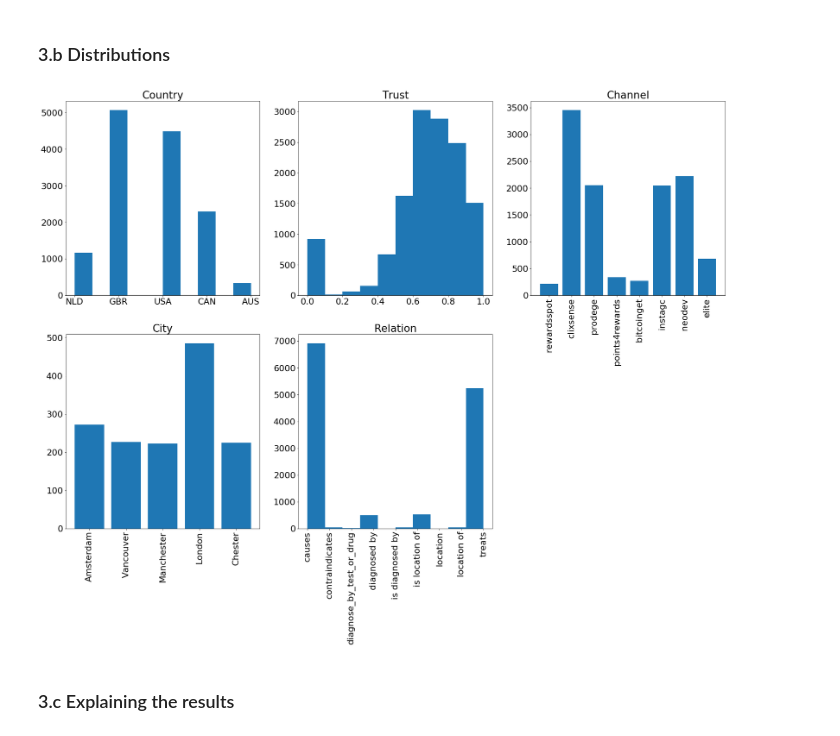
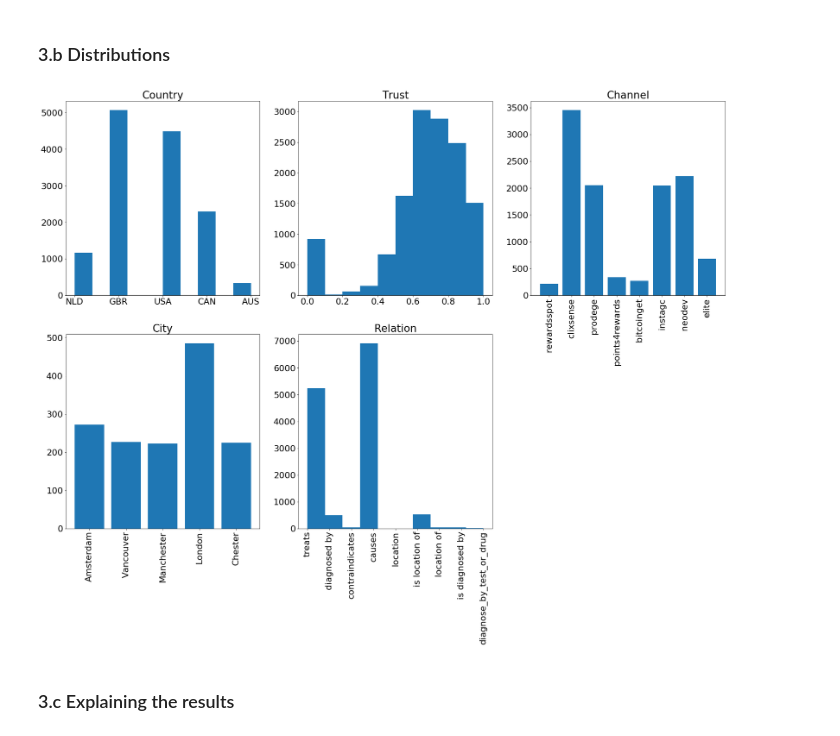
Before and after one commit to amirkeren/analyzing-big-data, a Jupyter notebook: ex1/ex1.ipynb, the cells around one changed output. Drawn from its saved outputs; the diff is of its cells as text; code cells hidden in the pictures.

```diff
--- a/ex1/ex1.ipynb
+++ b/ex1/ex1.ipynb
@@ -66,35 +66,35 @@ matplotlib.rcParams.update({'font.size': 22})
 
 ax = plt.subplot(2,3,1)
 ax.set_title('Country')
 ax.hist(pairs.map(lambda x: (x[1][5])).collect())
 
 ax = plt.subplot(2,3,2)
 ax.set_title('Trust')
 ax.hist(pairs.map(lambda x: float((x[1][3]))).collect())
 
 ax = plt.subplot(2,3,3)
 ax.set_title('Channel')
 filtered = { k: v for k,v in pairs.map(lambda x: (x[1][2])).countByValue().iteritems()
             if k <> '' and v > 200 }
 ax.bar(filtered.keys(), filtered.values())
 plt.xticks(rotation=90)
 ax.figure.set_size_inches(30, 20)
 
 ax = plt.subplot(2,3,4)
 ax.set_title('City')
 filtered = { k: v for k,v in pairs.map(lambda x: (x[1][7])).countByValue().iteritems()
             if k <> '' and v > 200 }
 ax.bar(filtered.keys(), filtered.values())
 plt.xticks(rotation=90)
 
 ax = plt.subplot(2,3,5)
 ax.set_title('Relation')
-ax.hist(pairs.map(lambda x: (x[1][15])).sortBy(lambda x: x).collect())
+ax.hist(pairs.map(lambda x: (x[1][15])).collect())
 plt.xticks(rotation=90)
 
 plt.show()
 # %% [output]
-[figure, old version]
+[figure, new version]
 # %% [markdown]
 ### 3.c Explaining the results
 # %% [markdown]
```
Also changed, not shown: parts of 4 cells of this notebook.
